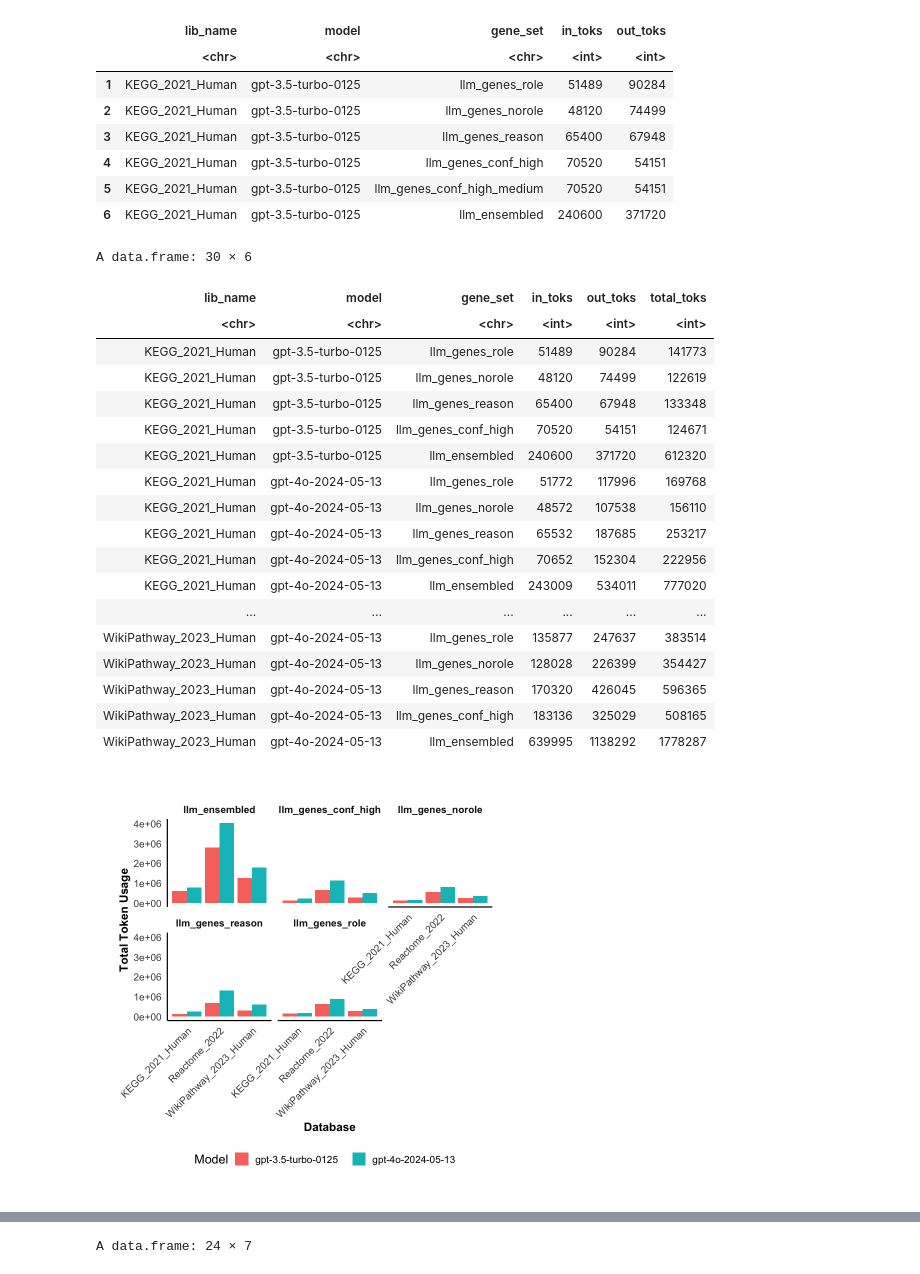
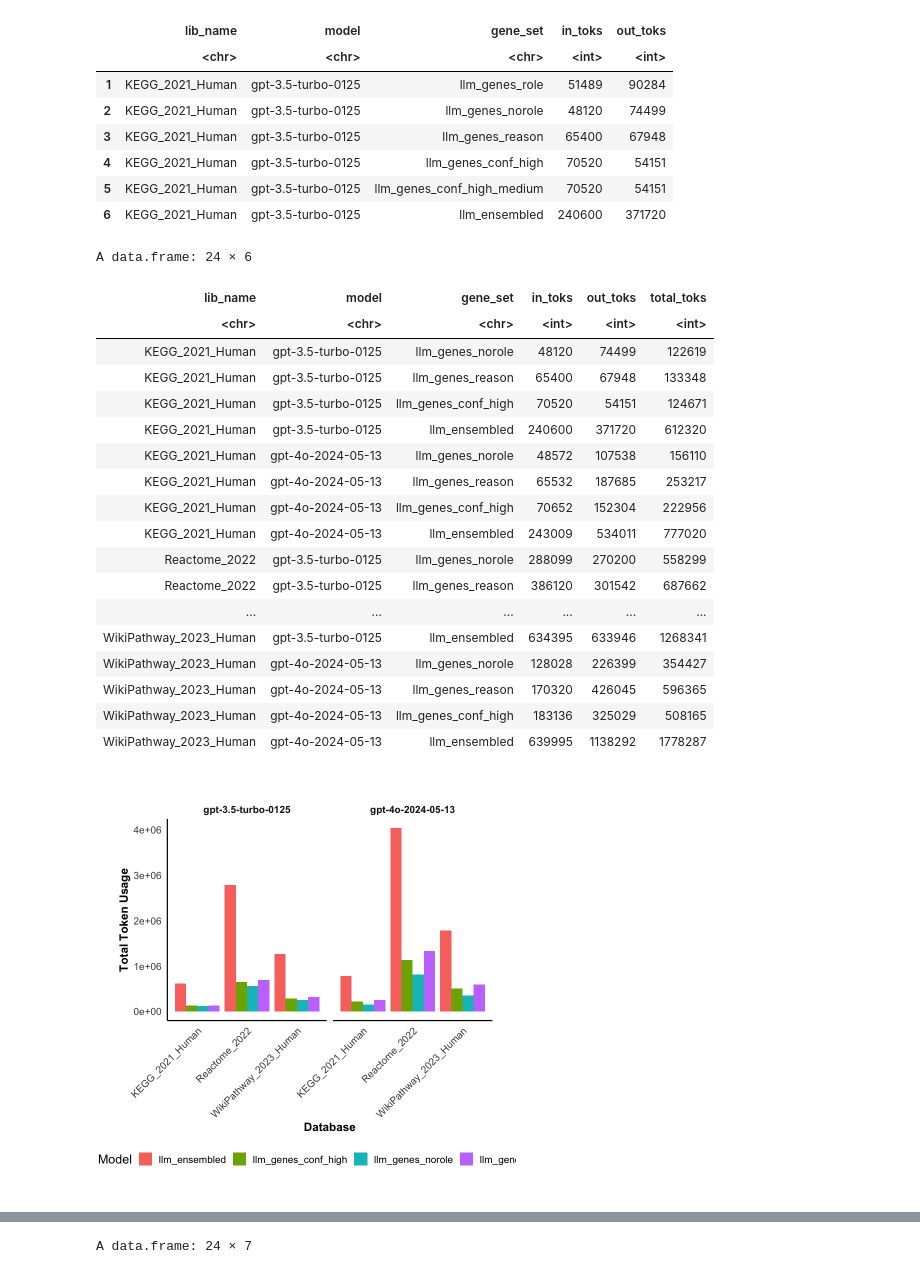
Before and after one commit to Alector-BIO/llm2geneset, a Jupyter notebook: notebooks/figures.ipynb, the cells around one changed output, grey strips where cells are left out. Saved outputs shown, nothing was run; the diff lists cells and outputs as text; code cells hidden in the pictures.

Commit message:
figure tweaks up until rag

```diff
--- a/notebooks/figures.ipynb
+++ b/notebooks/figures.ipynb
@@ -602,57 +602,57 @@ df <- df %>%
   mutate(total_toks = in_toks + out_toks)
 # %%
 plot_df <- df %>%
-  filter(gene_set %in% c('llm_genes_role', 'llm_genes_norole', 'llm_genes_reason', 'llm_genes_conf_high', 'llm_ensembled'))
+  filter(gene_set %in% c('llm_genes_reason', 'llm_genes_conf_high', 'llm_ensembled', 'llm_genes_norole'))
 # %%
 plot_df
 # %% [output]
-A data.frame: 30 × 6
+A data.frame: 24 × 6
 | lib_name | model | gene_set | in_toks | out_toks | total_toks |
 | <chr> | <chr> | <chr> | <int> | <int> | <int> |
-| KEGG_2021_Human | gpt-3.5-turbo-0125 | llm_genes_role | 51489 | 90284 | 141773 |
 | KEGG_2021_Human | gpt-3.5-turbo-0125 | llm_genes_norole | 48120 | 74499 | 122619 |
 | KEGG_2021_Human | gpt-3.5-turbo-0125 | llm_genes_reason | 65400 | 67948 | 133348 |
 | KEGG_2021_Human | gpt-3.5-turbo-0125 | llm_genes_conf_high | 70520 | 54151 | 124671 |
 | KEGG_2021_Human | gpt-3.5-turbo-0125 | llm_ensembled | 240600 | 371720 | 612320 |
-| KEGG_2021_Human | gpt-4o-2024-05-13 | llm_genes_role | 51772 | 117996 | 169768 |
 | KEGG_2021_Human | gpt-4o-2024-05-13 | llm_genes_norole | 48572 | 107538 | 156110 |
 | KEGG_2021_Human | gpt-4o-2024-05-13 | llm_genes_reason | 65532 | 187685 | 253217 |
 | KEGG_2021_Human | gpt-4o-2024-05-13 | llm_genes_conf_high | 70652 | 152304 | 222956 |
 | KEGG_2021_Human | gpt-4o-2024-05-13 | llm_ensembled | 243009 | 534011 | 777020 |
+| Reactome_2022 | gpt-3.5-turbo-0125 | llm_genes_norole | 288099 | 270200 | 558299 |
+| Reactome_2022 | gpt-3.5-turbo-0125 | llm_genes_reason | 386120 | 301542 | 687662 |
 | ... | ... | ... | ... | ... | ... |
-| WikiPathway_2023_Human | gpt-4o-2024-05-13 | llm_genes_role | 135877 | 247637 | 383514 |
+| WikiPathway_2023_Human | gpt-3.5-turbo-0125 | llm_ensembled | 634395 | 633946 | 1268341 |
 | WikiPathway_2023_Human | gpt-4o-2024-05-13 | llm_genes_norole | 128028 | 226399 | 354427 |
 | WikiPathway_2023_Human | gpt-4o-2024-05-13 | llm_genes_reason | 170320 | 426045 | 596365 |
 | WikiPathway_2023_Human | gpt-4o-2024-05-13 | llm_genes_conf_high | 183136 | 325029 | 508165 |
 | WikiPathway_2023_Human | gpt-4o-2024-05-13 | llm_ensembled | 639995 | 1138292 | 1778287 |
 # %%
 # Create the faceted bar plot
-p <- ggplot(plot_df, aes(x = lib_name, y = total_toks, fill = model)) +
+p <- ggplot(plot_df, aes(x = lib_name, y = total_toks, fill = gene_set)) +
   geom_bar(stat = "identity", position = position_dodge(width = 0.9)) +
   scale_y_continuous() +
   labs(
     x = "Database",
     y = "Total Token Usage",
     fill = "Model"
   ) +
-  facet_wrap(~ gene_set) +  # Facet by gene_set and allow different y-scales for each facet
+  facet_wrap(~ model) +  # Facet by gene_set and allow different y-scales for each facet
   theme_minimal(base_size = 15) +
   theme(
     panel.grid.major = element_blank(),
     panel.grid.minor = element_blank(),
     panel.background = element_blank(),
     plot.background = element_blank(),
     panel.border = element_blank(),
     axis.line = element_line(),
     axis.text.x = element_text(angle = 45, hjust = 1),
     axis.title.x = element_text(face = "bold", size = 14),
     axis.title.y = element_text(face = "bold", size = 14),
     strip.text = element_text(face = "bold", size = 12),
     legend.position = "bottom",
     plot.margin = margin(1, 1, 1, 1, "cm")  # Top, right, bottom, left margins
   )
 
 p
 # %% [output]
-[figure, old version]
+[figure, new version]
 # %%
```
Also changed, not shown: parts of 2 cells of this notebook, 3 other files.
